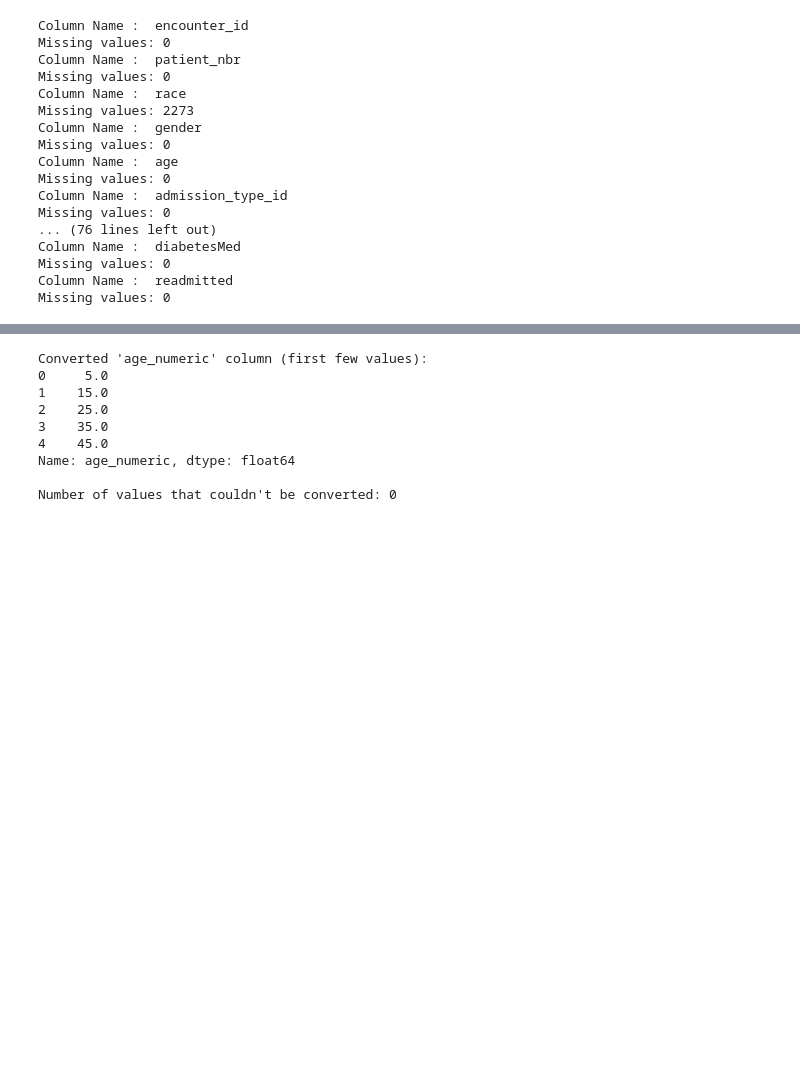
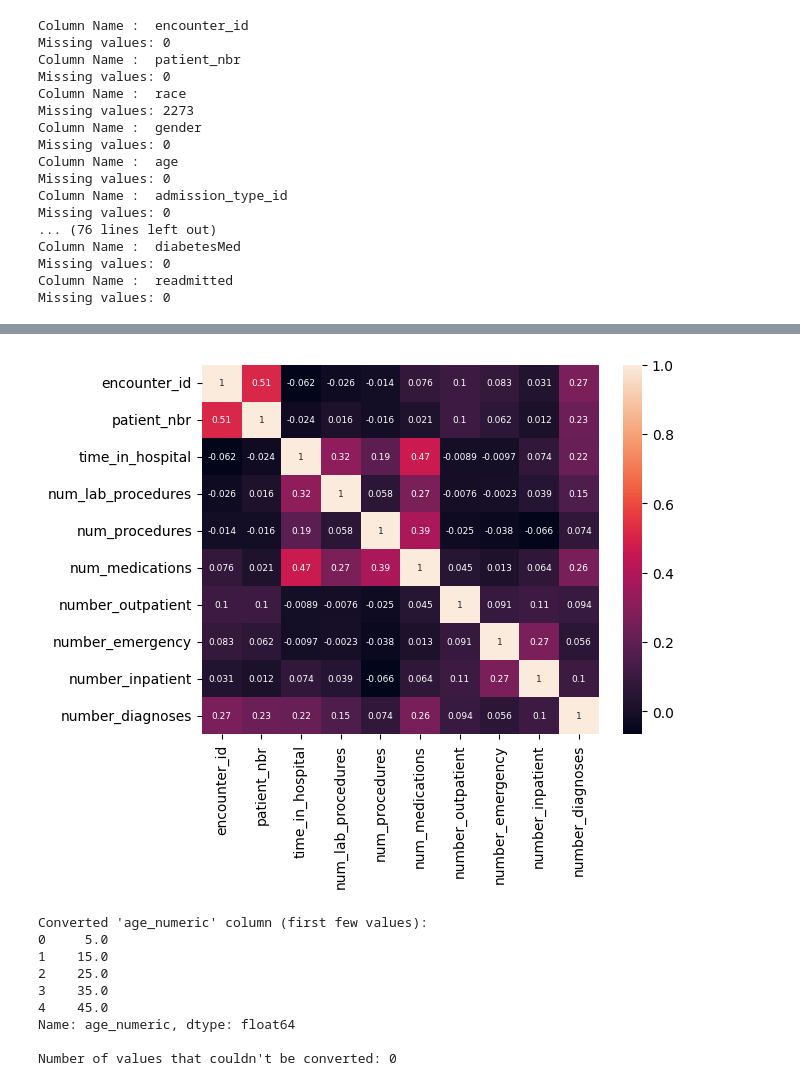
Before and after one commit to kevo-1/Hospital-Readmission-Prediction, a Jupyter notebook: NoteBooks/main.ipynb, the cells around one changed output, grey strips where cells are left out. Drawn from its saved outputs; the diff is of its cells as text; code cells hidden in the pictures; blank space fills up the shorter version.

```diff
--- a/NoteBooks/main.ipynb
+++ b/NoteBooks/main.ipynb
@@ -174,6 +202,9 @@ data.drop('admission_source_id',axis = 1, inplace = True)
 # %%
-# sns.heatmap(data.corr(),annot=True, annot_kws={'size': 6.5})
-# plt.show()
+numeric_data = data.select_dtypes(include=['number'])
+sns.heatmap(numeric_data.corr(),annot=True, annot_kws={'size': 6.5})
+plt.show()
+# %% [output]
+[figure, added]
 # %%
 # Function to extract midpoint from range string
 def extract_midpoint(range_str):
```
Also changed, not shown: parts of 17 cells of this notebook, 4 other files.
